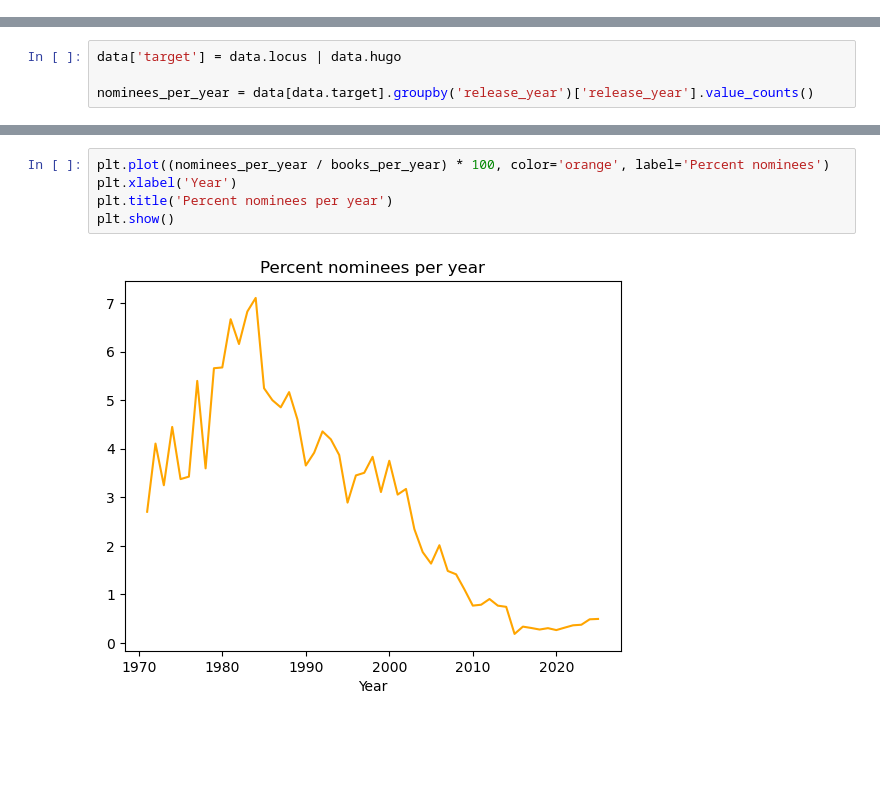
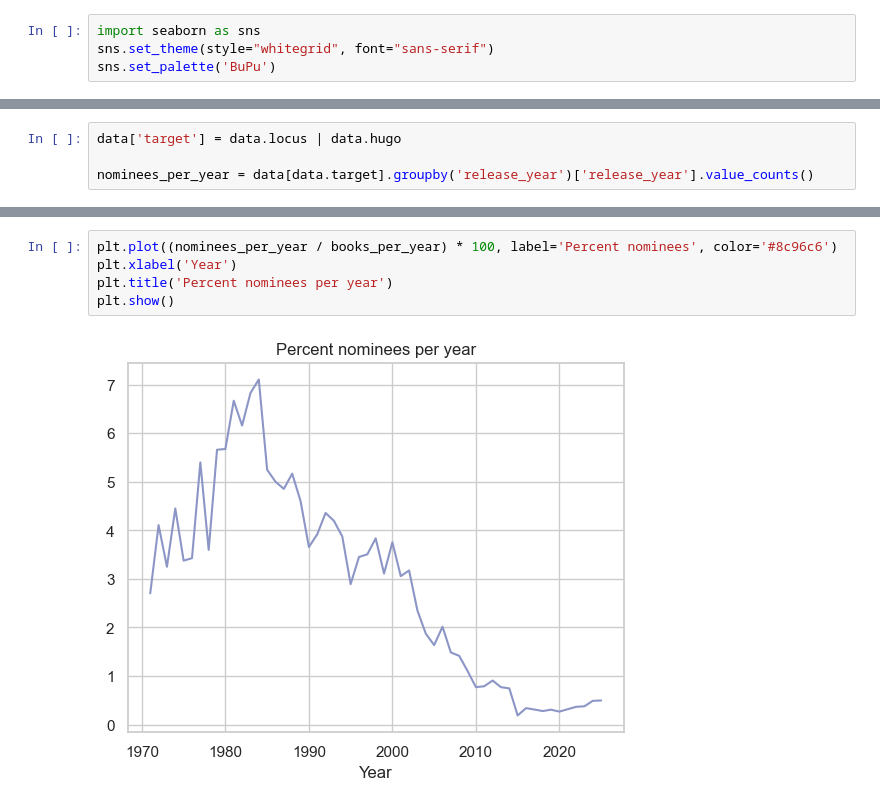
Before and after one commit to Erdos-Projects/summer26-nomination-worthy-books, a Jupyter notebook: CLEAN-REPO/exploratory-data-analysis/data_visualization.ipynb, the cells around one changed output, grey strips where cells are left out. Cells and saved outputs as stored; diff of their text form; blank space fills up the shorter version.

```diff
--- a/CLEAN-REPO/exploratory-data-analysis/data_visualization.ipynb
+++ b/CLEAN-REPO/exploratory-data-analysis/data_visualization.ipynb
@@ -46,4 +46,8 @@ release_year
 2024    4911
 2025    4031
 Name: count, dtype: int64
+# %%
+import seaborn as sns
+sns.set_theme(style="whitegrid", font="sans-serif")
+sns.set_palette('BuPu')
 # %%
@@ -71,7 +75,7 @@ plt.show()
 # %%
-plt.plot((nominees_per_year / books_per_year) * 100, color='orange', label='Percent nominees')
+plt.plot((nominees_per_year / books_per_year) * 100, label='Percent nominees', color='#8c96c6')
 plt.xlabel('Year')
 plt.title('Percent nominees per year')
 plt.show()
 # %% [output]
-[figure, old version]
+[figure, new version]
```
Also changed, not shown: parts of 2 cells of this notebook, 2 other files.
